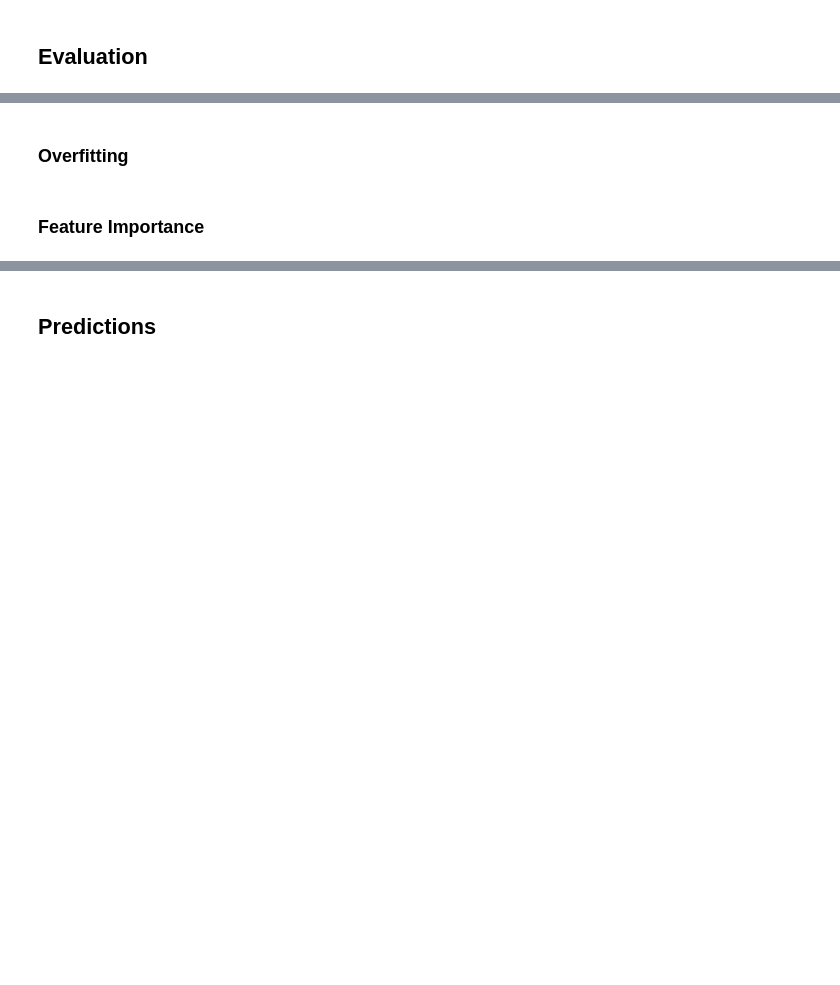
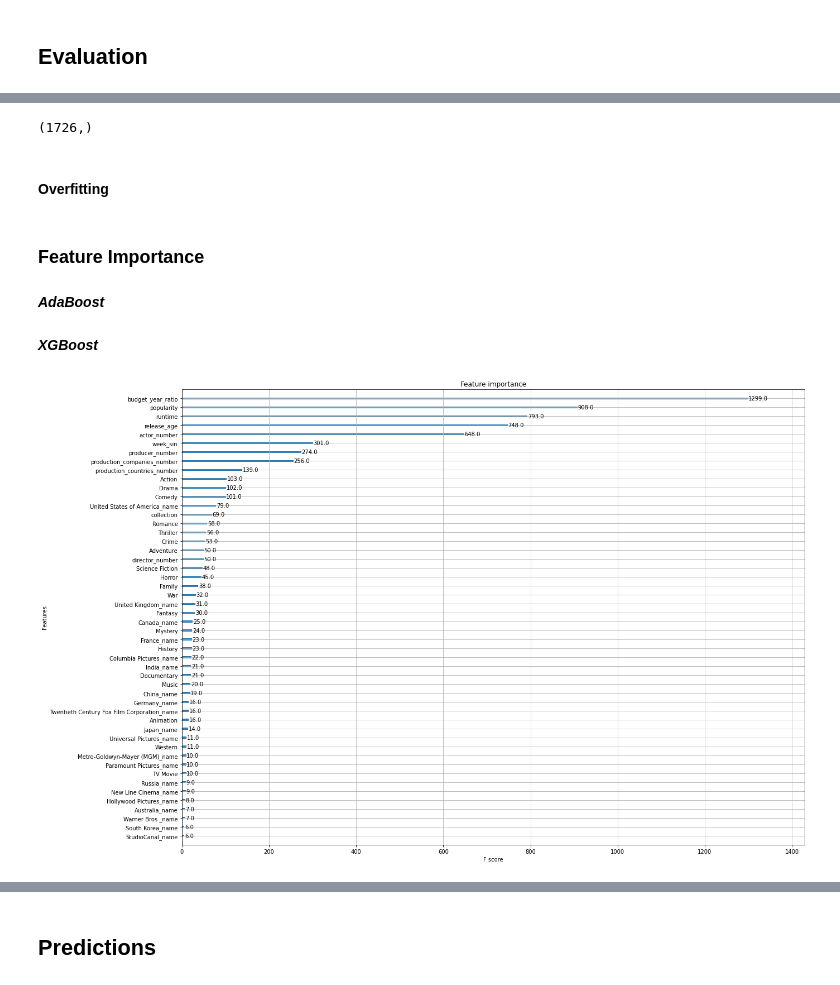
Before and after one commit to khasija/data-movie-revenue-prediction, a Jupyter notebook: notebooks/sourav_models_and_evaluations.ipynb, the cells around one changed output, grey strips where cells are left out. Saved outputs shown, nothing was run; the diff lists cells and outputs as text; code cells hidden in the pictures; blank space fills up the shorter version.

```diff
--- a/notebooks/sourav_models_and_evaluations.ipynb
+++ b/notebooks/sourav_models_and_evaluations.ipynb
@@ -165,0 +332,7 @@ grid_fit.best_score_
+# %%
+# Update learning_rate and max_depth
+parameters_xgb['learning_rate'] = 0.1
+parameters_xgb['max_depth'] = 6
+
+# Gridsearch through alpha and subsample values for XGBoost model
+grid_search_xgb('alpha', 'subsample', alpha, subsample)
@@ -165,0 +359,10 @@ grid_fit.best_score_
+# %%
+# Update alpha and lambda
+parameters_xgb['alpha'] = 10
+parameters_xgb['subsample'] = 1
+# Update learning_rate and max_depth
+parameters_xgb['learning_rate'] = 0.1
+parameters_xgb['max_depth'] = 6
+
+# Gridsearch through min_child_weight and colsample_bytree values for XGBoost model
+grid_search_xgb('min_child_weight', 'colsample_bytree', min_child_weight, colsample_bytree)
@@ -165,0 +391,22 @@ grid_fit.best_score_
+# %%
+# Update alpha and lambda
+parameters_xgb['alpha'] = 10
+parameters_xgb['subsample'] = 1
+# Update learning_rate and max_depth
+parameters_xgb['learning_rate'] = 0.1
+parameters_xgb['max_depth'] = 6
+# Update min_child_weight and colsample_bytree
+parameters_xgb['min_child_weight'] = 6
+parameters_xgb['colsample_bytree'] = 1
+# %%
+# Predicting values
+test_set = xgb.DMatrix(X_val, label=y_val_log)
+cross_set = xgb.DMatrix(X_test_processed, label=y_test_log)
+
+clf_xgb = xgb.train(params = parameters_xgb,
+                  dtrain = train_set,
+                  num_boost_round=1000,
+                  evals=[(test_set, "Test")],
+                  early_stopping_rounds=100)
+
+y_pred_xgb = clf_xgb.predict(cross_set)
@@ -172,2 +852,6 @@ grid_fit.best_score_
+# %%
+y_test_log.shape
+# %% [output]
+(1726,)
 # %% [markdown]
-### Overfitting
+#### Overfitting
@@ -174,2 +875,4 @@ grid_fit.best_score_
 # %% [markdown]
 ### Feature Importance
+# %% [markdown]
+**_AdaBoost_**
@@ -175,0 +891,8 @@ grid_fit.best_score_
+# %% [markdown]
+**_XGBoost_**
+# %%
+# Plot feature importance
+fig, ax = plt.subplots(figsize=(20, 15))
+xgb.plot_importance(clf_xgb, max_num_features=50, importance_type='weight', ax=ax);
+# %% [output]
+[figure, added]
```
Also changed, not shown: parts of 84 cells of this notebook, 3 other files.
